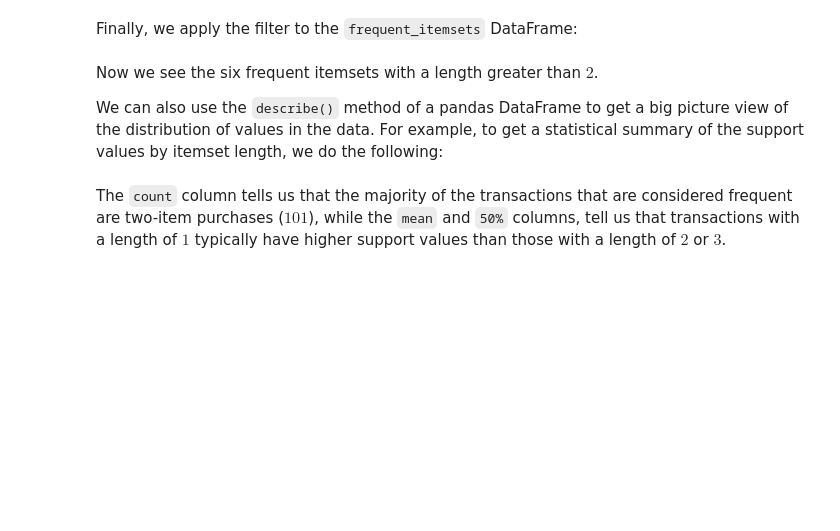
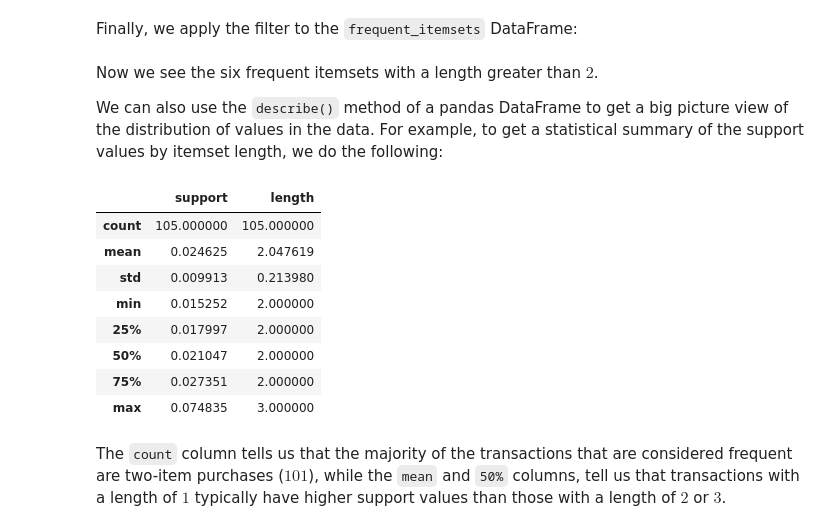
Before and after one commit to kurasaki/machine-learning-with-python-association-rules-3209139, a Jupyter notebook: src/02b.ipynb, the cells around one changed output. Saved outputs shown, nothing was run; the diff lists cells and outputs as text; code cells hidden in the pictures; blank space fills up the shorter version.

```diff
--- a/src/02b.ipynb
+++ b/src/02b.ipynb
@@ -75,11 +149,27 @@ One of the benefits of working with pandas DataFrames is that we can easily tran
 # %% [markdown]
 Then we create a logical filter based on the length of the item sets:
+# %%
+frequent_itemsets = ap_set.loc[ap_set.itemsets.map(len)>1].sort_values('support', ascending=False)
 # %% [markdown]
 Finally, we apply the filter to the `frequent_itemsets` DataFrame:
+# %%
+frequent_itemsets['length']=frequent_itemsets.itemsets.map(len)
 # %% [markdown]
 Now we see the six frequent itemsets with a length greater than $2$.
 
 We can also use the `describe()` method of a pandas DataFrame to get a big picture view of the distribution of values in the data. For example, to get a statistical summary of the support values by itemset length, we do the following:
+# %%
+frequent_itemsets.describe()
+# %% [output]
+|  | support | length |
+| count | 105.000000 | 105.000000 |
+| mean | 0.024625 | 2.047619 |
+| std | 0.009913 | 0.213980 |
+| min | 0.015252 | 2.000000 |
+| 25% | 0.017997 | 2.000000 |
+| 50% | 0.021047 | 2.000000 |
+| 75% | 0.027351 | 2.000000 |
+| max | 0.074835 | 3.000000 |
 # %% [markdown]
 The `count` column tells us that the majority of the transactions that are considered frequent are two-item purchases ($101$), while the `mean` and `50%` columns, tell us that transactions with a length of $1$ typically have higher support values than those with a length of $2$ or $3$.
 # %% [markdown]
```
Also changed, not shown: parts of 28 cells of this notebook.
